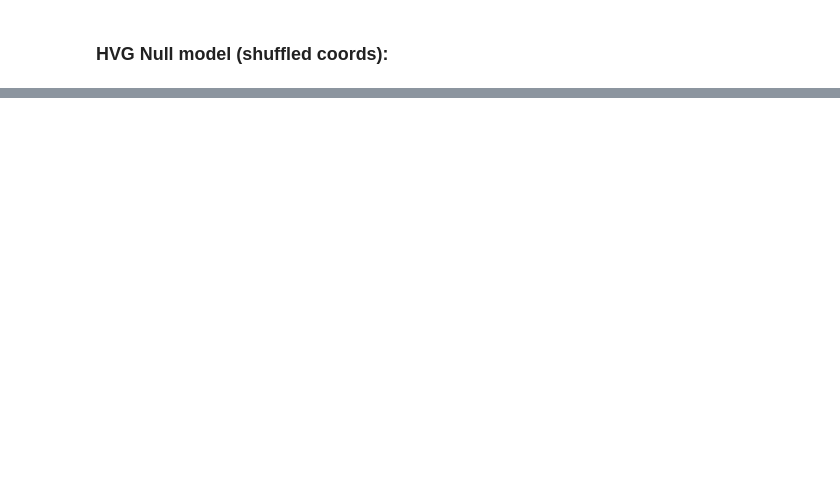
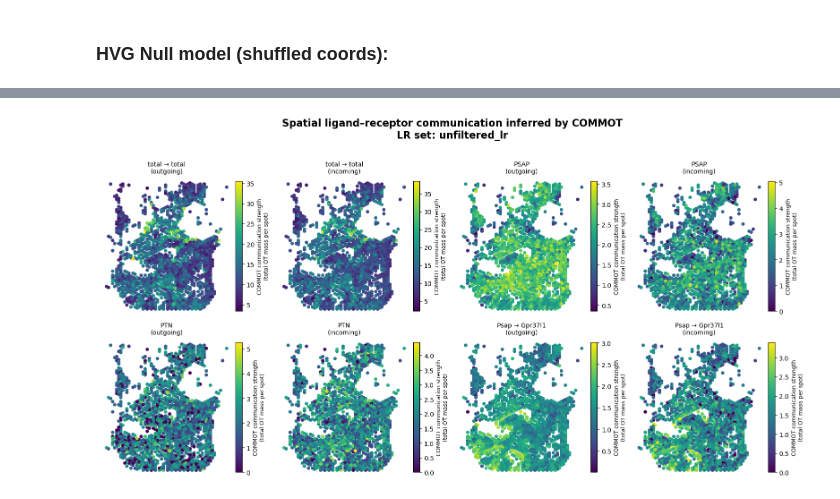
Before and after one commit to emilyekstrum/zhangLab_Rotation, a Jupyter notebook: notebooks/mouse_COMMOT.ipynb, the cells around one changed output, grey strips where cells are left out. Saved outputs shown, nothing was run; the diff lists cells and outputs as text; code cells hidden in the pictures; blank space fills up the shorter version.

Commit message:
diff matrix for SVG vs HVG vs unfiltered

```diff
--- a/notebooks/mouse_COMMOT.ipynb
+++ b/notebooks/mouse_COMMOT.ipynb
@@ -956,0 +1008,10 @@ hvg_tbl.style.format("{:.2e}")
+# %%
+# rank pathways by total communication strength
+print("Top pathways by total communication strength for unfiltered LR sets:")
+for name, ad in unfiltered_results.items():
+    pk, lk = split_pathway_lr_keys(ad)
+    keys_to_rank = pk if len(pk) > 0 else lk
+    top = rank_obsp_by_total(ad, keys_to_rank)[:10]
+    print("\nTOP in", name)
+    for k, s in top:
+        print(f"{s: .3e}", k)
@@ -956,0 +1032,9 @@ hvg_tbl.style.format("{:.2e}")
+# %%
+# per spot sender and receiver scores for top pathway in unfiltered LR set
+print("Adding top 3 sender/receiver scores for unfiltered LR set:")
+for name, ad in hvg_results.items():
+    pk, lk = split_pathway_lr_keys(ad)
+    keys_to_rank = pk if len(pk) > 0 else lk
+    top3 = [k for k, _ in rank_obsp_by_total(ad, keys_to_rank)[:3]]
+    for i, k in enumerate(top3, 1):
+        add_sender_receiver(ad, k, prefix=f"{name}_top{i}")
@@ -956,0 +1043,68 @@ hvg_tbl.style.format("{:.2e}")
+# %%
+# plot top LR pairs for a chosen LR set
+lr_set_name = "unfiltered_lr"
+ad = unfiltered_results[lr_set_name]
+
+# spatial coordinates
+xy = ad.obsm["spatial"]
+
+# COMMOT LR keys ranked by total communication
+lr_keys = list(ad.obsp.keys())
+lr_ranked = sorted(
+    lr_keys,
+    key=lambda k: ad.obsp[k].sum() if sparse.issparse(ad.obsp[k]) else np.sum(ad.obsp[k]),
+    reverse=True
+)
+
+# choose top 4 LR pairs
+top_lr = lr_ranked[:4]
+
+# plot
+fig, axes = plt.subplots(2, 4, figsize=(16, 8))
+axes = axes.flatten()
+
+panel = 0
+
+for lr_key in top_lr:
+    # sender / receiver values
+    M = ad.obsp[lr_key]
+    out_vals = np.array(M.sum(axis=1)).ravel()
+    in_vals  = np.array(M.sum(axis=0)).ravel()
+
+    lr_pretty = lr_key.replace("commot-cellchat-", "").replace("-", " → ", 1)
+
+    for vals, direction in [(out_vals, "outgoing"), (in_vals, "incoming")]:
+        ax = axes[panel]
+
+        sca = ax.scatter(
+            xy[:, 0],
+            xy[:, 1],
+            c=vals,
+            s=20,
+            cmap="viridis"
+        )
+        ax.invert_yaxis()
+        ax.set_title(f"{lr_pretty}\n({direction})", fontsize=10)
+        ax.axis("off")
+
+        # colorbar
+        cbar = fig.colorbar(sca, ax=ax, fraction=0.046, pad=0.02)
+        cbar.set_label(
+            "COMMOT communication strength\n(total OT mass per spot)",
+            fontsize=9
+        )
+
+        panel += 1
+
+fig.suptitle(
+    "Spatial ligand–receptor communication inferred by COMMOT\n"
+    f"LR set: {lr_set_name}",
+    fontsize=16,
+    fontweight='bold',
+    y=1.02
+)
+
+plt.tight_layout()
+plt.show()
+# %% [output]
+[figure, added]
```
Also changed, not shown: parts of 12 cells of this notebook.
